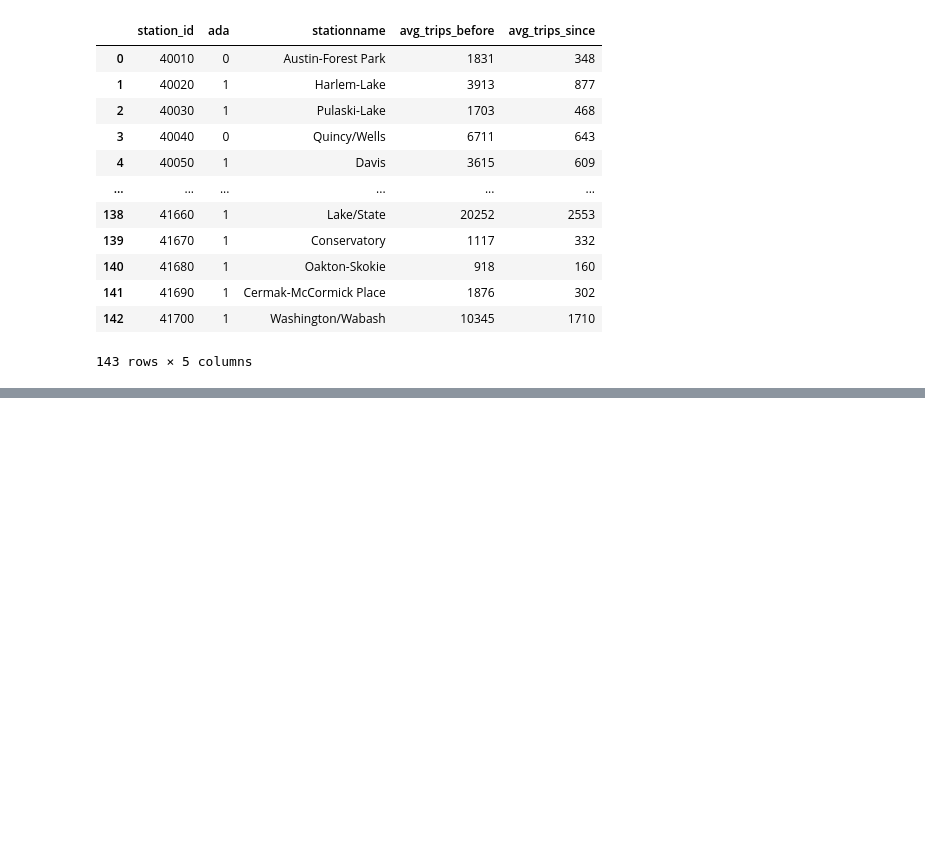
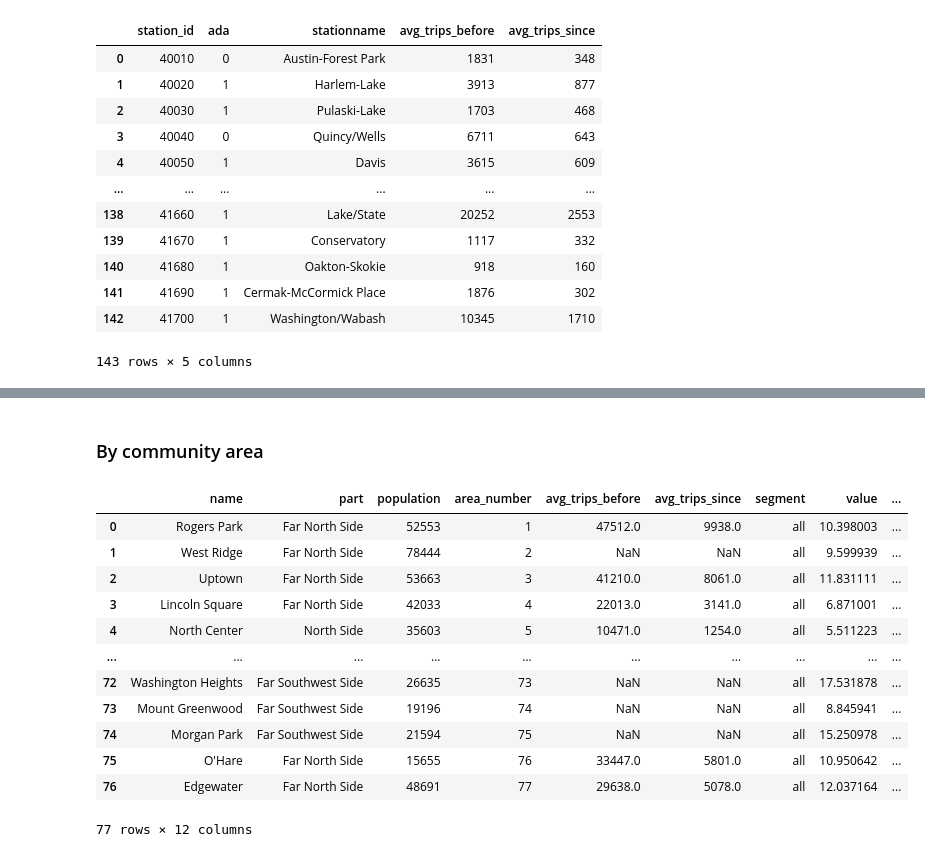
Before and after one commit to scarletstudio/transithealth, a Jupyter notebook: notebooks/mgarcia18/ADA vs Non-ADA CTA Stops.ipynb, the cells around one changed output, grey strips where cells are left out. Saved outputs shown, nothing was run; the diff lists cells and outputs as text; code cells hidden in the pictures; blank space fills up the shorter version.

```diff
--- a/notebooks/mgarcia18/ADA vs Non-ADA CTA Stops.ipynb
+++ b/notebooks/mgarcia18/ADA vs Non-ADA CTA Stops.ipynb
@@ -137,0 +197,62 @@ I think this is an ok assumption to make for this analysis. If an individual pla
+# %% [markdown]
+### By community area
+# %%
+cur = con.cursor()
+rows = cur.execute("""
+SELECT
+    c.name,
+    c.part,
+    c.population,
+    c.area_number,
+    r.*,
+    d.*
+FROM community_area c
+    LEFT JOIN (
+        SELECT
+            area_number,
+            SUM(CASE WHEN date < '2021-03-01' THEN rides ELSE 0 END) / 365 AS avg_trips_before,
+            SUM(CASE WHEN date >= '2020-03-01' THEN rides ELSE 0 END) / 365 AS avg_trips_since
+        FROM (
+            SELECT
+                cta_train_ridership.*,
+                cta_train_stops.area_number
+            FROM cta_train_ridership
+            LEFT JOIN cta_train_stops
+                ON cta_train_ridership.station_id = cta_train_stops.station_id
+        )
+        WHERE
+            date >= '2019-03-01'
+            AND date < '2021-03-01'
+        GROUP BY
+            area_number
+    ) r
+        ON c.area_number = r.area_number
+    LEFT JOIN (
+        SELECT *
+        FROM disabilities
+        WHERE period_end_year = 2019
+        AND segment = 'all'
+    ) d
+        ON c.area_number = d.area_number
+
+
+
+""").fetchall()
+
+rows
+
+pd.DataFrame(rows_to_dicts(cur, rows))
+# %% [output]
+|  | name | part | population | area_number | avg_trips_before | avg_trips_since | segment | value | ... |
+| 0 | Rogers Park | Far North Side | 52553 | 1 | 47512.0 | 9938.0 | all | 10.398003 | ... |
+| 1 | West Ridge | Far North Side | 78444 | 2 | NaN | NaN | all | 9.599939 | ... |
+| 2 | Uptown | Far North Side | 53663 | 3 | 41210.0 | 8061.0 | all | 11.831111 | ... |
+| 3 | Lincoln Square | Far North Side | 42033 | 4 | 22013.0 | 3141.0 | all | 6.871001 | ... |
+| 4 | North Center | North Side | 35603 | 5 | 10471.0 | 1254.0 | all | 5.511223 | ... |
+| ... | ... | ... | ... | ... | ... | ... | ... | ... | ... |
+| 72 | Washington Heights | Far Southwest Side | 26635 | 73 | NaN | NaN | all | 17.531878 | ... |
+| 73 | Mount Greenwood | Far Southwest Side | 19196 | 74 | NaN | NaN | all | 8.845941 | ... |
+| 74 | Morgan Park | Far Southwest Side | 21594 | 75 | NaN | NaN | all | 15.250978 | ... |
+| 75 | O'Hare | Far North Side | 15655 | 76 | 33447.0 | 5801.0 | all | 10.950642 | ... |
+| 76 | Edgewater | Far North Side | 48691 | 77 | 29638.0 | 5078.0 | all | 12.037164 | ... |
+77 rows × 12 columns
```
Also changed, not shown: parts of 8 cells of this notebook, 5 other files.
